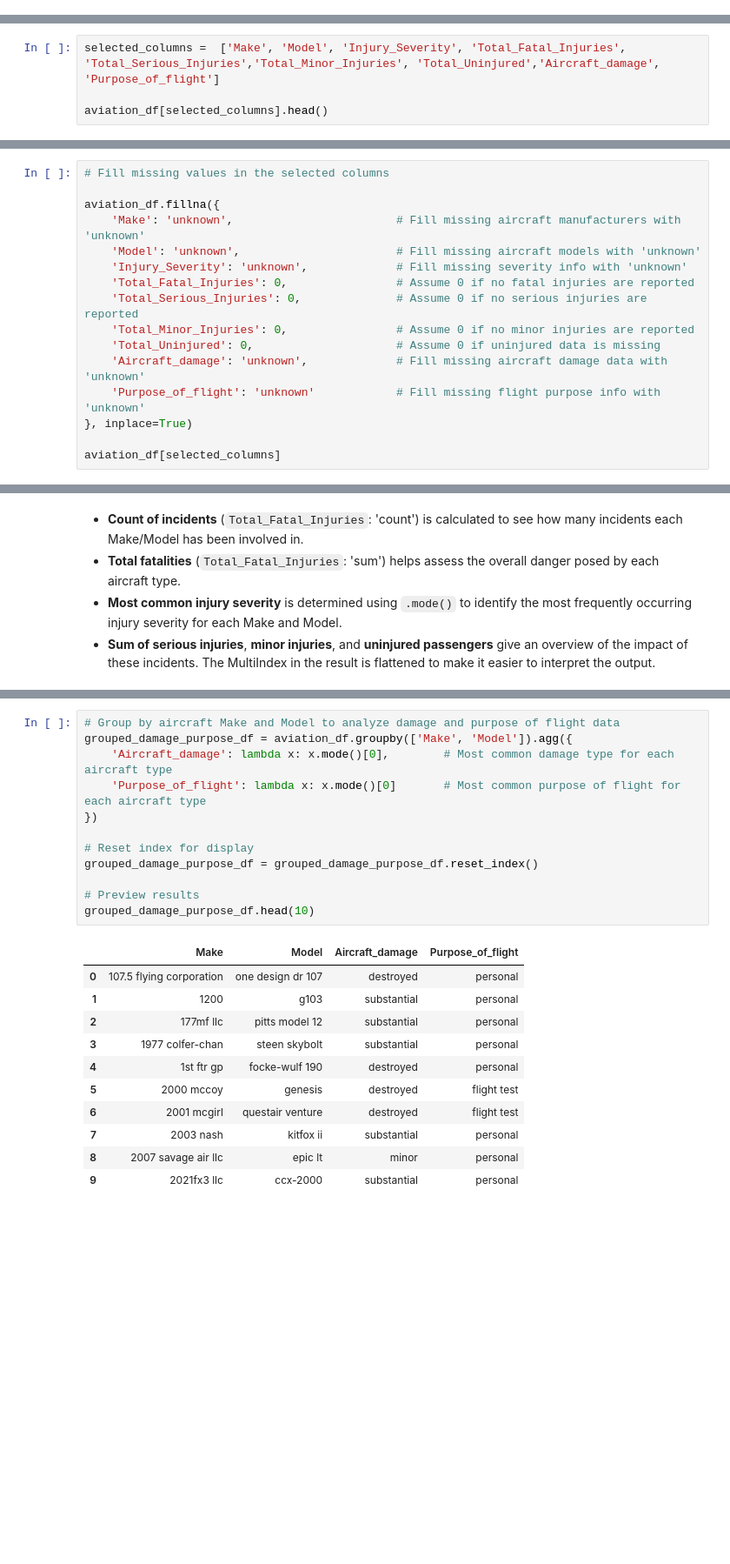
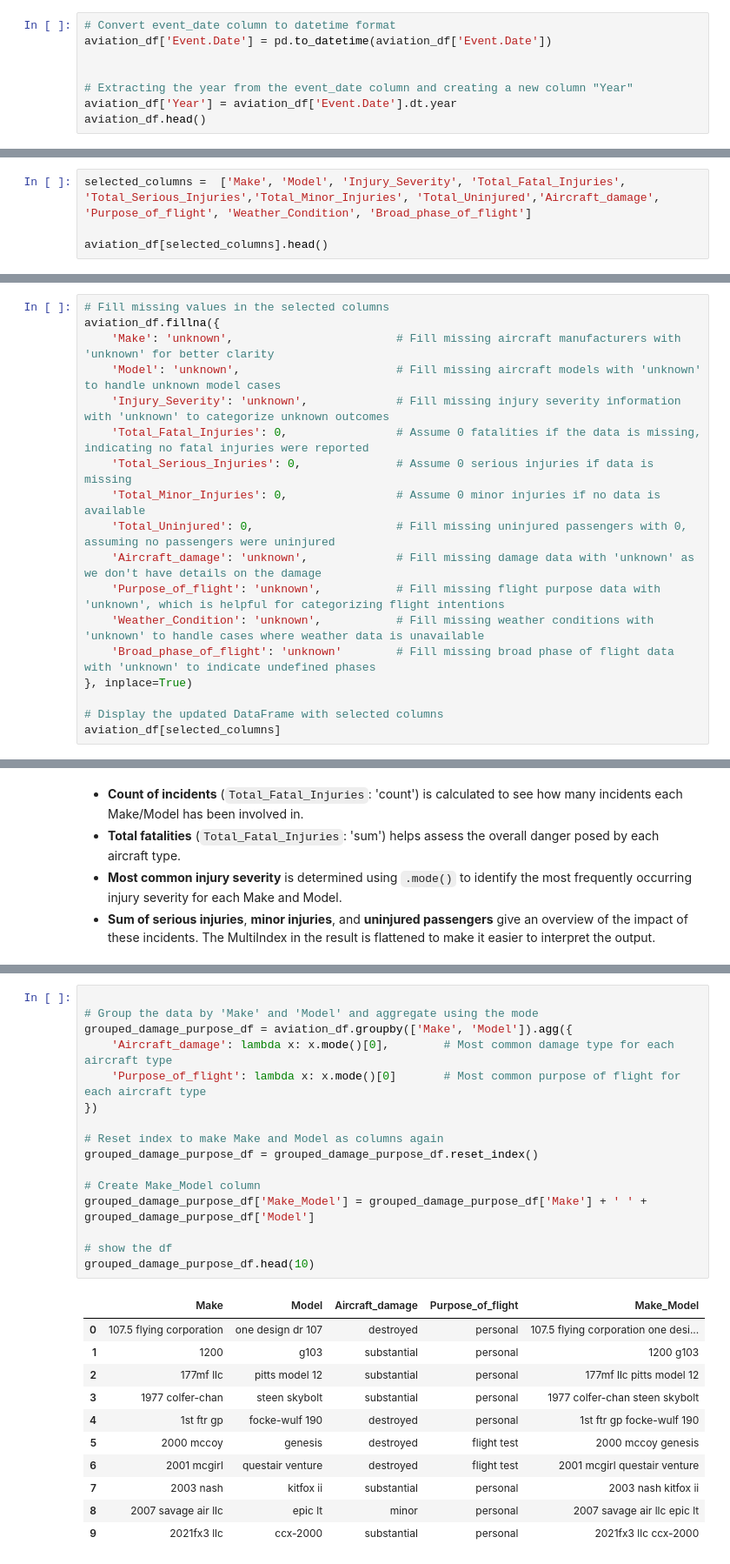
Before and after one commit to Marilyn2961/Aviation-Risk-Analysis, a Jupyter notebook: aviation_risk_analysis.ipynb, the cells around one changed output, grey strips where cells are left out. Shown: that part at 87% size. Cells and saved outputs as stored; diff of their text form; blank space fills up the shorter version.

```diff
--- a/aviation_risk_analysis.ipynb
+++ b/aviation_risk_analysis.ipynb
@@ -29,3 +33,11 @@ aviation_df.head()
 | 3 | 20001218X45448 | Accident | LAX96LA321 | 1977-06-19 | EUREKA, CA | United States | NaN | NaN | ... |
 | 4 | 20041105X01764 | Accident | CHI79FA064 | 1979-08-02 | Canton, OH | United States | NaN | NaN | ... |
 5 rows × 31 columns
+# %%
+# Convert event_date column to datetime format
+aviation_df['Event.Date'] = pd.to_datetime(aviation_df['Event.Date'])
+
+
+# Extracting the year from the event_date column and creating a new column "Year"
+aviation_df['Year'] = aviation_df['Event.Date'].dt.year
+aviation_df.head()
@@ -144,7 +168,7 @@ To help identify the lowest risk aircraft for commercial and private operations,
 
 These features provide a wholistic view of safety, survivability, and incident patterns across different aircraft types.
 # %%
-selected_columns =  ['Make', 'Model', 'Injury_Severity', 'Total_Fatal_Injuries', 'Total_Serious_Injuries','Total_Minor_Injuries', 'Total_Uninjured','Aircraft_damage', 'Purpose_of_flight']
+selected_columns =  ['Make', 'Model', 'Injury_Severity', 'Total_Fatal_Injuries', 'Total_Serious_Injuries','Total_Minor_Injuries', 'Total_Uninjured','Aircraft_damage', 'Purpose_of_flight', 'Weather_Condition', 'Broad_phase_of_flight']
 
 aviation_df[selected_columns].head()
 # %% [output]
@@ -186,19 +214,21 @@ To ensure our analysis is accurate and consistent, we filled in missing values f
 This step helps us prevent errors during analysis and ensures we don’t lose important records due to missing data.
 # %%
 # Fill missing values in the selected columns
-
 aviation_df.fillna({
-    'Make': 'unknown',                        # Fill missing aircraft manufacturers with 'unknown'
-    'Model': 'unknown',                       # Fill missing aircraft models with 'unknown'
-    'Injury_Severity': 'unknown',             # Fill missing severity info with 'unknown'
-    'Total_Fatal_Injuries': 0,                # Assume 0 if no fatal injuries are reported
-    'Total_Serious_Injuries': 0,              # Assume 0 if no serious injuries are reported
-    'Total_Minor_Injuries': 0,                # Assume 0 if no minor injuries are reported
-    'Total_Uninjured': 0,                     # Assume 0 if uninjured data is missing
-    'Aircraft_damage': 'unknown',             # Fill missing aircraft damage data with 'unknown'
-    'Purpose_of_flight': 'unknown'            # Fill missing flight purpose info with 'unknown'
+    'Make': 'unknown',                        # Fill missing aircraft manufacturers with 'unknown' for better clarity
+    'Model': 'unknown',                       # Fill missing aircraft models with 'unknown' to handle unknown model cases
+    'Injury_Severity': 'unknown',             # Fill missing injury severity information with 'unknown' to categorize unknown outcomes
+    'Total_Fatal_Injuries': 0,                # Assume 0 fatalities if the data is missing, indicating no fatal injuries were reported
+    'Total_Serious_Injuries': 0,              # Assume 0 serious injuries if data is missing
+    'Total_Minor_Injuries': 0,                # Assume 0 minor injuries if no data is available
+    'Total_Uninjured': 0,                     # Fill missing uninjured passengers with 0, assuming no passengers were uninjured
+    'Aircraft_damage': 'unknown',             # Fill missing damage data with 'unknown' as we don't have details on the damage
+    'Purpose_of_flight': 'unknown',           # Fill missing flight purpose data with 'unknown', which is helpful for categorizing flight intentions
+    'Weather_Condition': 'unknown',           # Fill missing weather conditions with 'unknown' to handle cases where weather data is unavailable
+    'Broad_phase_of_flight': 'unknown'        # Fill missing broad phase of flight data with 'unknown' to indicate undefined phases
 }, inplace=True)
 
+# Display the updated DataFrame with selected columns
 aviation_df[selected_columns]
 # %% [output]
 |  | Make | Model | Injury_Severity | Total_Fatal_Injuries | Total_Serious_Injuries | Total_Minor_Injuries | ... |
@@ -298,26 +434,30 @@ We will calculate:
 
 This helps us understand the extent of damage each aircraft type is prone to and if certain purposes of flight contribute to higher risks.
 # %%
-# Group by aircraft Make and Model to analyze damage and purpose of flight data
+
+# Group the data by 'Make' and 'Model' and aggregate using the mode
 grouped_damage_purpose_df = aviation_df.groupby(['Make', 'Model']).agg({
     'Aircraft_damage': lambda x: x.mode()[0],        # Most common damage type for each aircraft type
     'Purpose_of_flight': lambda x: x.mode()[0]       # Most common purpose of flight for each aircraft type
 })
 
-# Reset index for display
+# Reset index to make Make and Model as columns again
 grouped_damage_purpose_df = grouped_damage_purpose_df.reset_index()
 
-# Preview results
+# Create Make_Model column
+grouped_damage_purpose_df['Make_Model'] = grouped_damage_purpose_df['Make'] + ' ' + grouped_damage_purpose_df['Model']
+
+# show the df
 grouped_damage_purpose_df.head(10)
 # %% [output]
-|  | Make | Model | Aircraft_damage | Purpose_of_flight |
-| 0 | 107.5 flying corporation | one design dr 107 | destroyed | personal |
-| 1 | 1200 | g103 | substantial | personal |
-| 2 | 177mf llc | pitts model 12 | substantial | personal |
-| 3 | 1977 colfer-chan | steen skybolt | substantial | personal |
-| 4 | 1st ftr gp | focke-wulf 190 | destroyed | personal |
-| 5 | 2000 mccoy | genesis | destroyed | flight test |
-| 6 | 2001 mcgirl | questair venture | destroyed | flight test |
-| 7 | 2003 nash | kitfox ii | substantial | personal |
-| 8 | 2007 savage air llc | epic lt | minor | personal |
-| 9 | 2021fx3 llc | ccx-2000 | substantial | personal |
+|  | Make | Model | Aircraft_damage | Purpose_of_flight | Make_Model |
+| 0 | 107.5 flying corporation | one design dr 107 | destroyed | personal | 107.5 flying corporation one desi... |
+| 1 | 1200 | g103 | substantial | personal | 1200 g103 |
+| 2 | 177mf llc | pitts model 12 | substantial | personal | 177mf llc pitts model 12 |
+| 3 | 1977 colfer-chan | steen skybolt | substantial | personal | 1977 colfer-chan steen skybolt |
+| 4 | 1st ftr gp | focke-wulf 190 | destroyed | personal | 1st ftr gp focke-wulf 190 |
+| 5 | 2000 mccoy | genesis | destroyed | flight test | 2000 mccoy genesis |
+| 6 | 2001 mcgirl | questair venture | destroyed | flight test | 2001 mcgirl questair venture |
+| 7 | 2003 nash | kitfox ii | substantial | personal | 2003 nash kitfox ii |
+| 8 | 2007 savage air llc | epic lt | minor | personal | 2007 savage air llc epic lt |
+| 9 | 2021fx3 llc | ccx-2000 | substantial | personal | 2021fx3 llc ccx-2000 |
```
Also changed, not shown: parts of 42 cells of this notebook, 10 other files.
